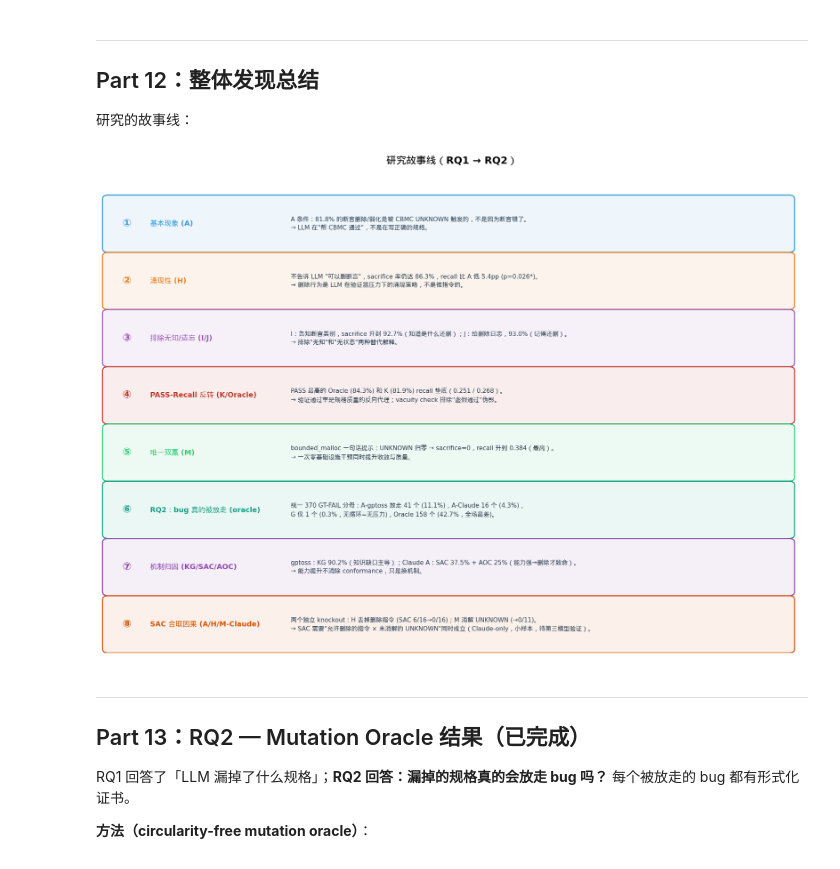
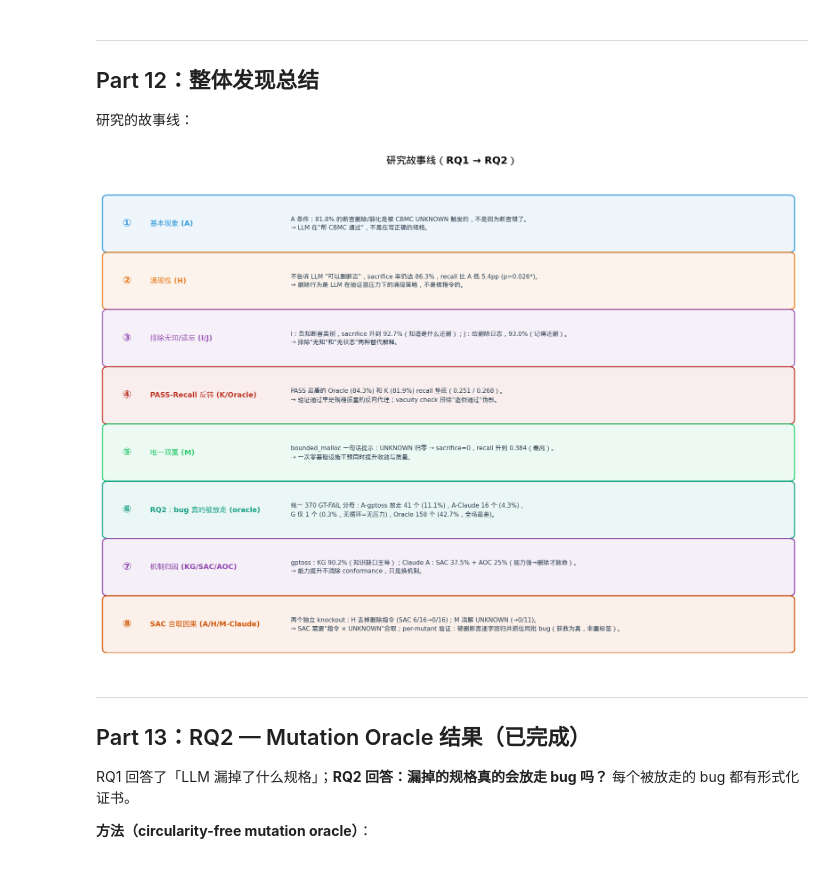
Before and after one commit to LukeW1999/LLM4Harness, a Jupyter notebook: experiment_explainer.ipynb, the cells around one changed output. Cells and saved outputs as stored; diff of their text form; code cells hidden in the pictures.

```diff
--- a/experiment_explainer.ipynb
+++ b/experiment_explainer.ipynb
@@ -869,35 +869,35 @@ story = [
      'bounded_malloc 一句话提示：UNKNOWN 归零 → sacrifice=0，recall 升到 0.384（最高）。\n'
      '→ 一次零基础设施干预同时提升收敛与质量。', '#2ecc71'),
     ('⑥', 'RQ2：bug 真的被放走 (oracle)',
      '统一 370 GT-FAIL 分母：A-gptoss 放走 41 个 (11.1%)，A-Claude 16 个 (4.3%)，\n'
      'G 仅 1 个 (0.3%，无循环=无压力)，Oracle 158 个 (42.7%，全场最差)。', '#16a085'),
     ('⑦', '机制归因 (KG/SAC/AOC)',
      'gptoss：KG 90.2%（知识缺口主导）；Claude A：SAC 37.5% + AOC 25%（能力强→删除才致命）。\n'
      '→ 能力提升不消除 conformance，只是换机制。', '#8e44ad'),
     ('⑧', 'SAC 合取因果 (A/H/M-Claude)',
      '两个独立 knockout：H 去掉删除指令 (SAC 6/16→0/16)；M 消解 UNKNOWN (→0/11)。\n'
-     '→ SAC 需要"允许删除的指令 × 未消解的 UNKNOWN"同时成立（Claude-only，小样本，待第三模型验证）。', '#d35400'),
+     '→ SAC 需要"指令 × UNKNOWN"合取；per-mutant 验证：被删断言逐字回归并抓住同批 bug（获救为真，非重标签）。', '#d35400'),
 ]
 
 n = len(story)
 row_h = 0.95 / n
 for i, (num, title, detail, color) in enumerate(story):
     y = 0.95 - (i + 0.5) * row_h
     ax.add_patch(mpatches.FancyBboxPatch((0.01, y - row_h/2 + 0.008), 0.97, row_h - 0.016,
         boxstyle='round,pad=0.008', linewidth=1.5,
         edgecolor=color, facecolor=color + '15', transform=ax.transAxes))
     ax.text(0.03, y, num, fontsize=15, fontweight='bold', color=color,
             transform=ax.transAxes, va='center')
     ax.text(0.07, y, title, fontsize=10, fontweight='bold', color=color,
             transform=ax.transAxes, va='center')
     ax.text(0.27, y, detail, fontsize=8.6, color='#2c3e50',
             transform=ax.transAxes, va='center', linespacing=1.5)
 
 ax.set_title('研究故事线（RQ1 → RQ2）', fontsize=14, fontweight='bold', pad=10)
 plt.tight_layout()
 plt.show()
 # %% [output]
-[figure, old version]
+[figure, new version]
 # %% [markdown]
 ---
 ## Part 13：RQ2 — Mutation Oracle 结果（已完成）
```
Also changed, not shown: parts of 7 cells of this notebook.
